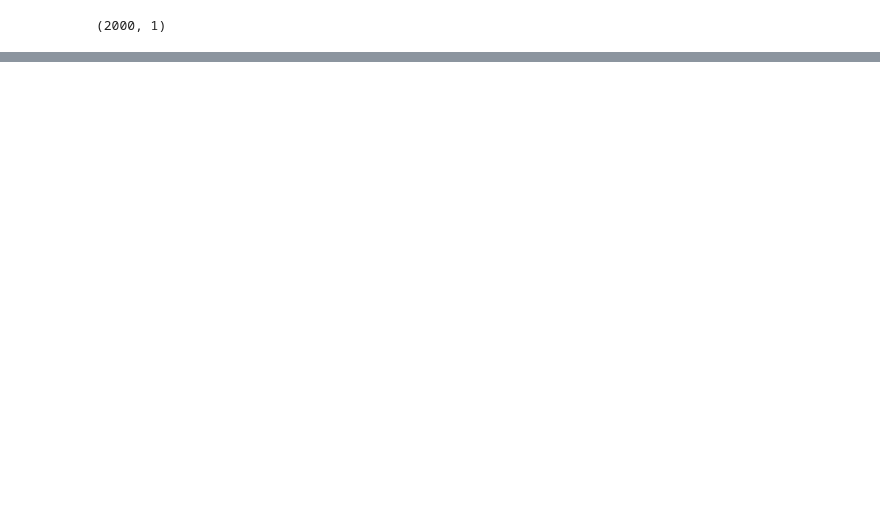
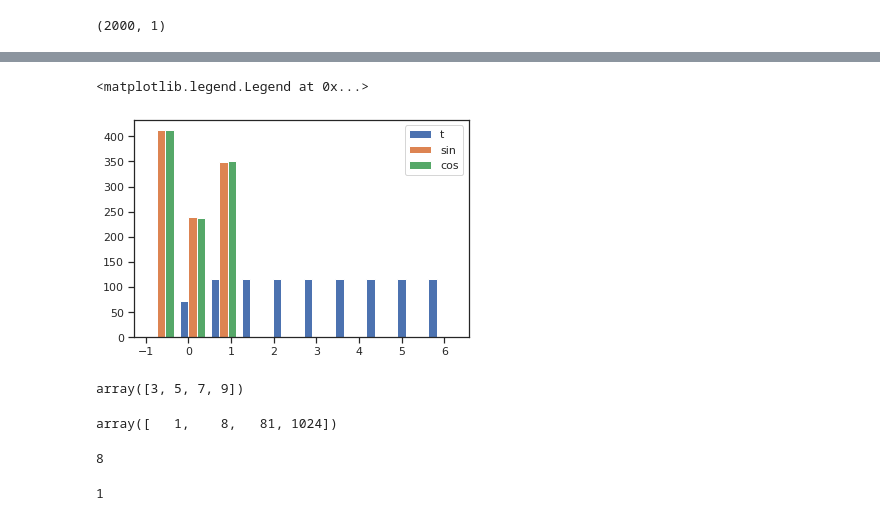
Before and after one commit to chayapan/thesis, a Jupyter notebook: 4.0 Time-series Prediction/DataGeneratorFunction.ipynb, the cells around one changed output, grey strips where cells are left out. Cells and saved outputs as stored; diff of their text form; code cells hidden in the pictures; blank space fills up the shorter version.

```diff
--- a/4.0 Time-series Prediction/DataGeneratorFunction.ipynb
+++ b/4.0 Time-series Prediction/DataGeneratorFunction.ipynb
@@ -160,0 +199,8 @@ TypeError: scatter() missing 1 required positional argument: 'y'
+# %%
+# fast way to plot histogram of several variables.
+
+plt.hist([t, sin_t, cos_t], label=['t', 'sin', 'cos'])
+plt.legend()
+# %% [output]
+<matplotlib.legend.Legend at 0x...>
+[figure, added]
@@ -160,0 +218,6 @@ TypeError: scatter() missing 1 required positional argument: 'y'
+# %%
+a = np.array([1,2,3,4])
+b = np.array([2,3,4,5])
+a + b
+# %% [output]
+array([3, 5, 7, 9])
@@ -160,0 +227,15 @@ TypeError: scatter() missing 1 required positional argument: 'y'
+# %%
+a ** b
+# %% [output]
+array([   1,    8,   81, 1024])
+# %%
+# int64
+d = np.array([0,2,3,4], dtype='int64')
+t.itemsize
+# %% [output]
+8
+# %%
+t = np.array([0,1,2,3], dtype='uint8')
+t.itemsize # size is one byte
+# %% [output]
+1
```
Also changed, not shown: parts of 47 cells of this notebook.
